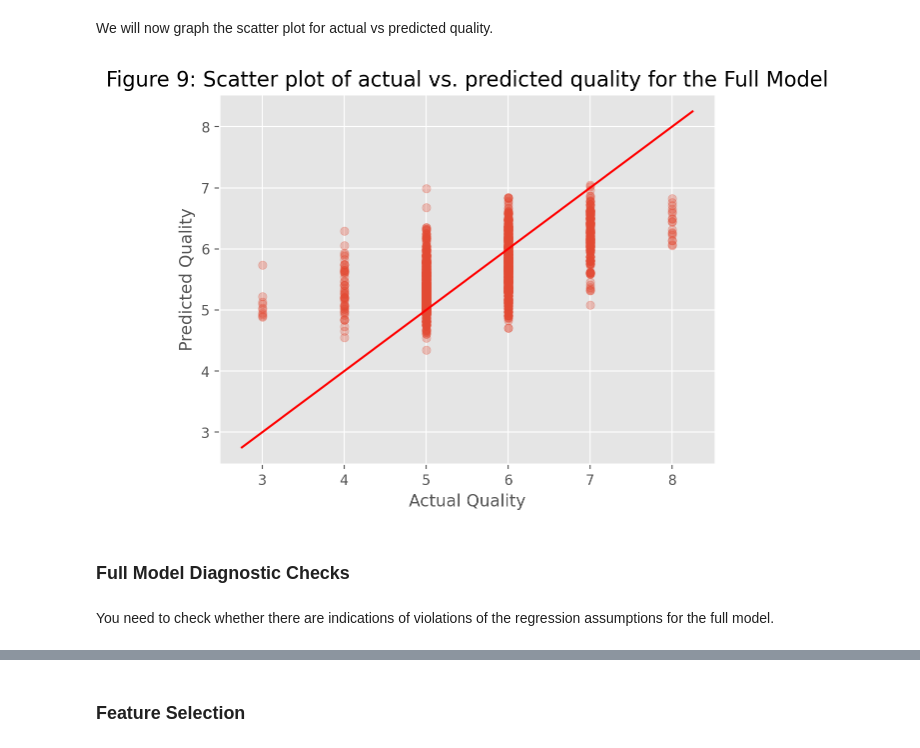
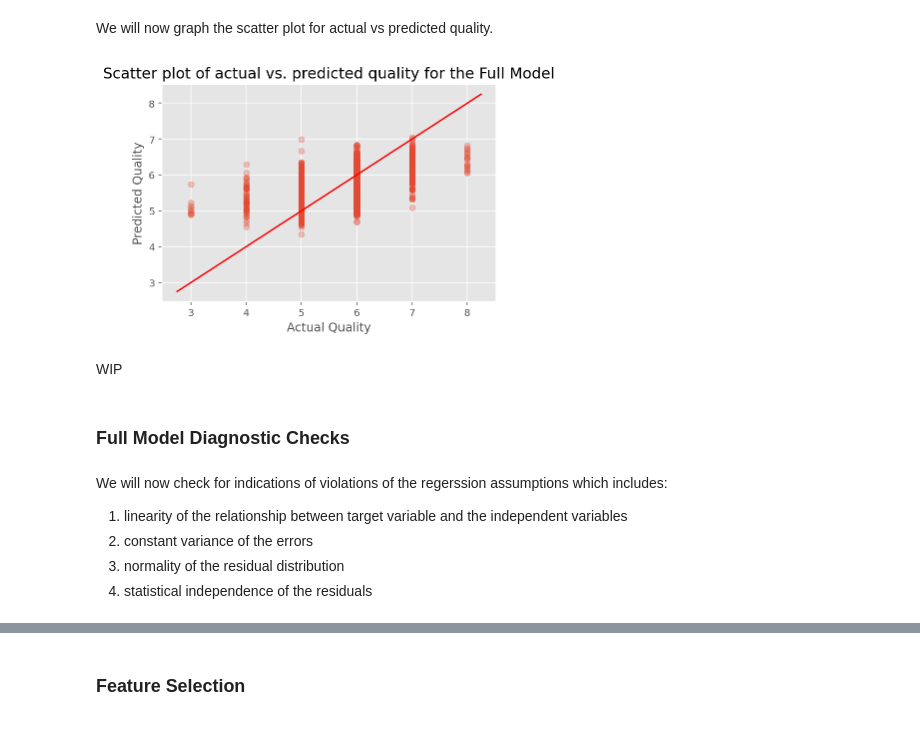
Before and after one commit to Michael-s3943224/MATH2412-Assignment, a Jupyter notebook: Phase2_Group21.ipynb, the cells around one changed output, grey strips where cells are left out. Cells and saved outputs as stored; diff of their text form; code cells hidden in the pictures.

Commit message:
Added to Full Model Diagnostic Checks + Fixed minor ToC bug

```diff
--- a/Phase2_Group21.ipynb
+++ b/Phase2_Group21.ipynb
@@ -150,17 +150,24 @@ We will now graph the scatter plot for actual vs predicted quality.
 # %%
 def plot_line(axis, slope, intercept, **kargs):
     xmin, xmax = axis.get_xlim()
     plt.plot([xmin, xmax], [xmin*slope+intercept, xmax*slope+intercept], **kargs)
 
 # Creating scatter plot
 plt.scatter(residuals_full['actual'], residuals_full['predicted'], alpha=0.3);
 plot_line(axis=plt.gca(), slope=1, intercept=0, c="red");
 plt.xlabel('Actual Quality');
 plt.ylabel('Predicted Quality');
-plt.title('Figure 9: Scatter plot of actual vs. predicted quality for the Full Model', fontsize=15);
+plt.title('Scatter plot of actual vs. predicted quality for the Full Model', fontsize=15);
 # %% [output]
-[figure, old version]
+[figure, new version]
+# %% [markdown]
+WIP
 # %% [markdown]
 ### Full Model Diagnostic Checks
 # %% [markdown]
-You need to check whether there are indications of violations of the regression assumptions for the full model.
+We will now check for indications of violations of the regerssion assumptions which includes:
+
+1. linearity of the relationship between target variable and the independent variables
+2. constant variance of the errors
+3. normality of the residual distribution
+4. statistical independence of the residuals
```
Also changed, not shown: parts of 13 cells of this notebook.
